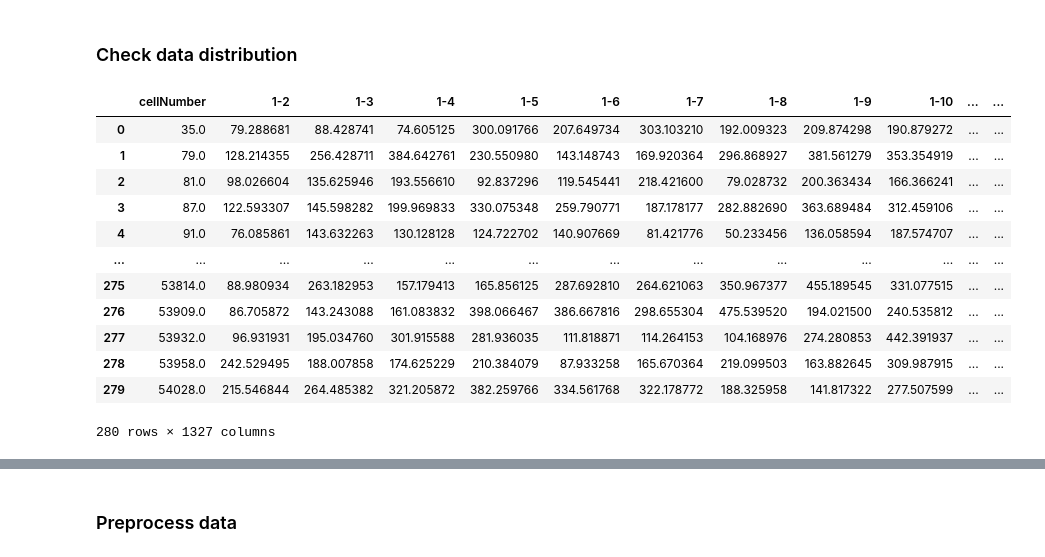
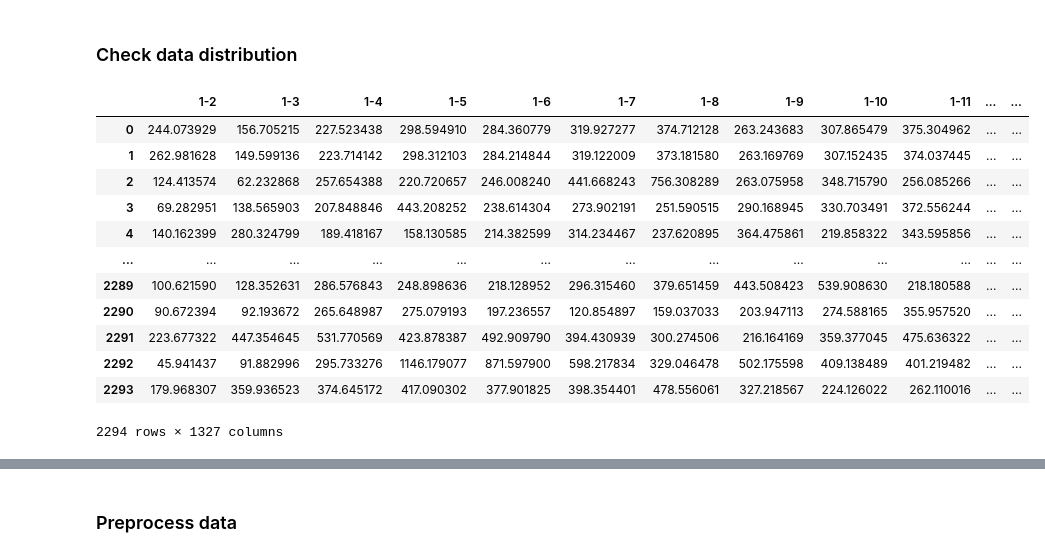
Before and after one commit to manuelfmerino/expression_prediction_AI, a Jupyter notebook: train_random_forest_Mateo.ipynb, the cells around one changed output, grey strips where cells are left out. Cells and saved outputs as stored; diff of their text form; code cells hidden in the pictures.

```diff
--- a/train_random_forest_Mateo.ipynb
+++ b/train_random_forest_Mateo.ipynb
@@ -18,31 +21,31 @@ import joblib
 ### Read data
 # %%
 # Read features
-dist_data = pd.read_csv('../data/Mateo_2019/selected_structures_85_5000_filtered.tsv', sep='\t')
+dist_data = pd.read_csv('../data/Mateo_2019/selected_structures_75_5000_filtered.tsv', sep='\t')
 
 # Read transcriptional data
-transc_data = pd.read_csv('../data/Mateo_2019/transcriptional_data_85_5000_filtered.tsv', sep='\t')
+transc_data = pd.read_csv('../data/Mateo_2019/transcriptional_data_75_5000_filtered.tsv', sep='\t')
 
 # Merge data
 dataset = pd.merge(dist_data, transc_data.iloc[:, :2], how='left', on='cellNumber').iloc[:, 1:]
 # %% [markdown]
 ### Check data distribution
 # %%
-dist_data
+dataset
 # %% [output]
-|  | cellNumber | 1-2 | 1-3 | 1-4 | 1-5 | 1-6 | 1-7 | 1-8 | 1-9 | 1-10 | ... | ... |
-| 0 | 35.0 | 79.288681 | 88.428741 | 74.605125 | 300.091766 | 207.649734 | 303.103210 | 192.009323 | 209.874298 | 190.879272 | ... | ... |
-| 1 | 79.0 | 128.214355 | 256.428711 | 384.642761 | 230.550980 | 143.148743 | 169.920364 | 296.868927 | 381.561279 | 353.354919 | ... | ... |
-| 2 | 81.0 | 98.026604 | 135.625946 | 193.556610 | 92.837296 | 119.545441 | 218.421600 | 79.028732 | 200.363434 | 166.366241 | ... | ... |
-| 3 | 87.0 | 122.593307 | 145.598282 | 199.969833 | 330.075348 | 259.790771 | 187.178177 | 282.882690 | 363.689484 | 312.459106 | ... | ... |
-| 4 | 91.0 | 76.085861 | 143.632263 | 130.128128 | 124.722702 | 140.907669 | 81.421776 | 50.233456 | 136.058594 | 187.574707 | ... | ... |
+|  | 1-2 | 1-3 | 1-4 | 1-5 | 1-6 | 1-7 | 1-8 | 1-9 | 1-10 | 1-11 | ... | ... |
+| 0 | 244.073929 | 156.705215 | 227.523438 | 298.594910 | 284.360779 | 319.927277 | 374.712128 | 263.243683 | 307.865479 | 375.304962 | ... | ... |
+| 1 | 262.981628 | 149.599136 | 223.714142 | 298.312103 | 284.214844 | 319.122009 | 373.181580 | 263.169769 | 307.152435 | 374.037445 | ... | ... |
+| 2 | 124.413574 | 62.232868 | 257.654388 | 220.720657 | 246.008240 | 441.668243 | 756.308289 | 263.075958 | 348.715790 | 256.085266 | ... | ... |
+| 3 | 69.282951 | 138.565903 | 207.848846 | 443.208252 | 238.614304 | 273.902191 | 251.590515 | 290.168945 | 330.703491 | 372.556244 | ... | ... |
+| 4 | 140.162399 | 280.324799 | 189.418167 | 158.130585 | 214.382599 | 314.234467 | 237.620895 | 364.475861 | 219.858322 | 343.595856 | ... | ... |
 | ... | ... | ... | ... | ... | ... | ... | ... | ... | ... | ... | ... | ... |
-| 275 | 53814.0 | 88.980934 | 263.182953 | 157.179413 | 165.856125 | 287.692810 | 264.621063 | 350.967377 | 455.189545 | 331.077515 | ... | ... |
-| 276 | 53909.0 | 86.705872 | 143.243088 | 161.083832 | 398.066467 | 386.667816 | 298.655304 | 475.539520 | 194.021500 | 240.535812 | ... | ... |
-| 277 | 53932.0 | 96.931931 | 195.034760 | 301.915588 | 281.936035 | 111.818871 | 114.264153 | 104.168976 | 274.280853 | 442.391937 | ... | ... |
-| 278 | 53958.0 | 242.529495 | 188.007858 | 174.625229 | 210.384079 | 87.933258 | 165.670364 | 219.099503 | 163.882645 | 309.987915 | ... | ... |
-| 279 | 54028.0 | 215.546844 | 264.485382 | 321.205872 | 382.259766 | 334.561768 | 322.178772 | 188.325958 | 141.817322 | 277.507599 | ... | ... |
+| 2289 | 100.621590 | 128.352631 | 286.576843 | 248.898636 | 218.128952 | 296.315460 | 379.651459 | 443.508423 | 539.908630 | 218.180588 | ... | ... |
+| 2290 | 90.672394 | 92.193672 | 265.648987 | 275.079193 | 197.236557 | 120.854897 | 159.037033 | 203.947113 | 274.588165 | 355.957520 | ... | ... |
+| 2291 | 223.677322 | 447.354645 | 531.770569 | 423.878387 | 492.909790 | 394.430939 | 300.274506 | 216.164169 | 359.377045 | 475.636322 | ... | ... |
+| 2292 | 45.941437 | 91.882996 | 295.733276 | 1146.179077 | 871.597900 | 598.217834 | 329.046478 | 502.175598 | 409.138489 | 401.219482 | ... | ... |
+| 2293 | 179.968307 | 359.936523 | 374.645172 | 417.090302 | 377.901825 | 398.354401 | 478.556061 | 327.218567 | 224.126022 | 262.110016 | ... | ... |
-280 rows × 1327 columns
+2294 rows × 1327 columns
 # %%
 gene_names = transc_data.columns[1:].tolist()
 
```
Also changed, not shown: parts of 44 cells of this notebook, 3 other files.
